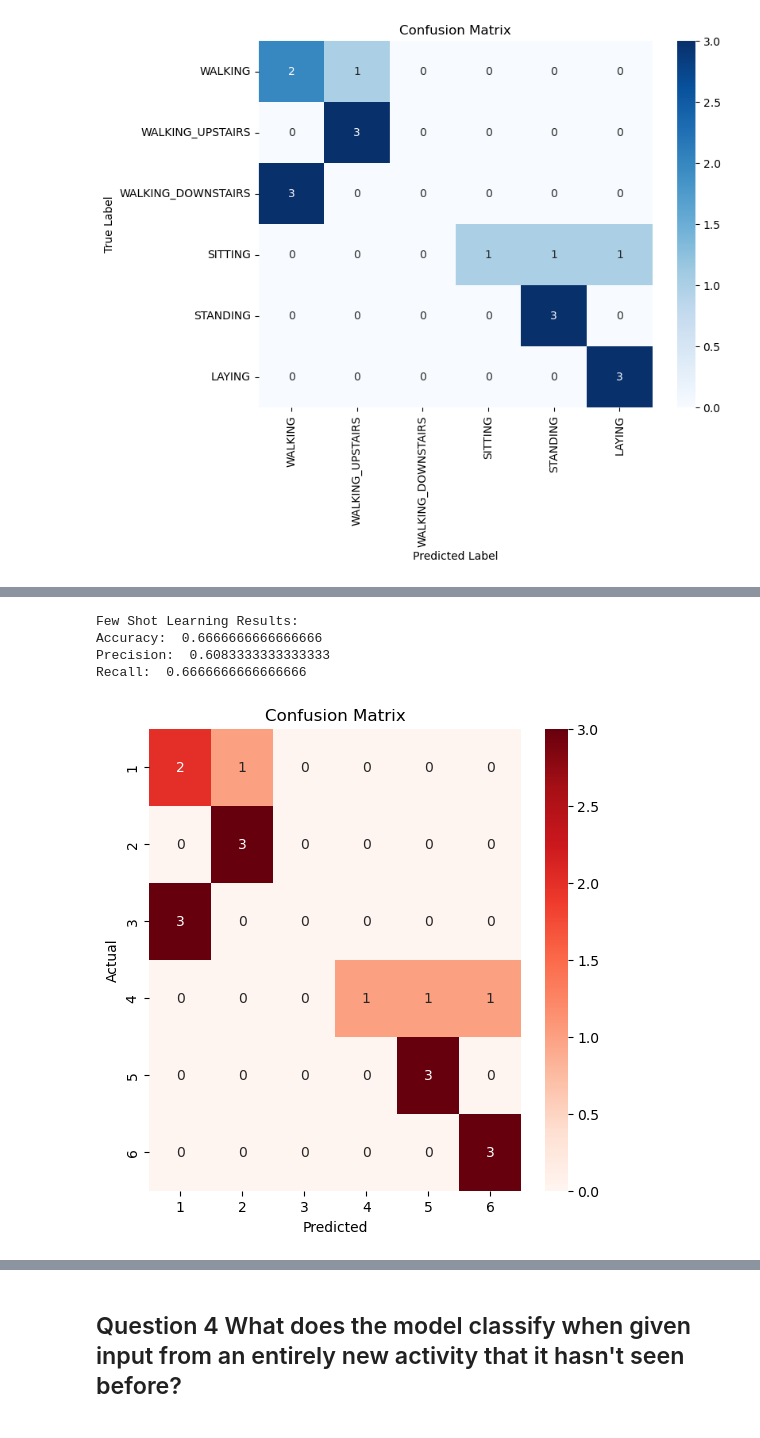
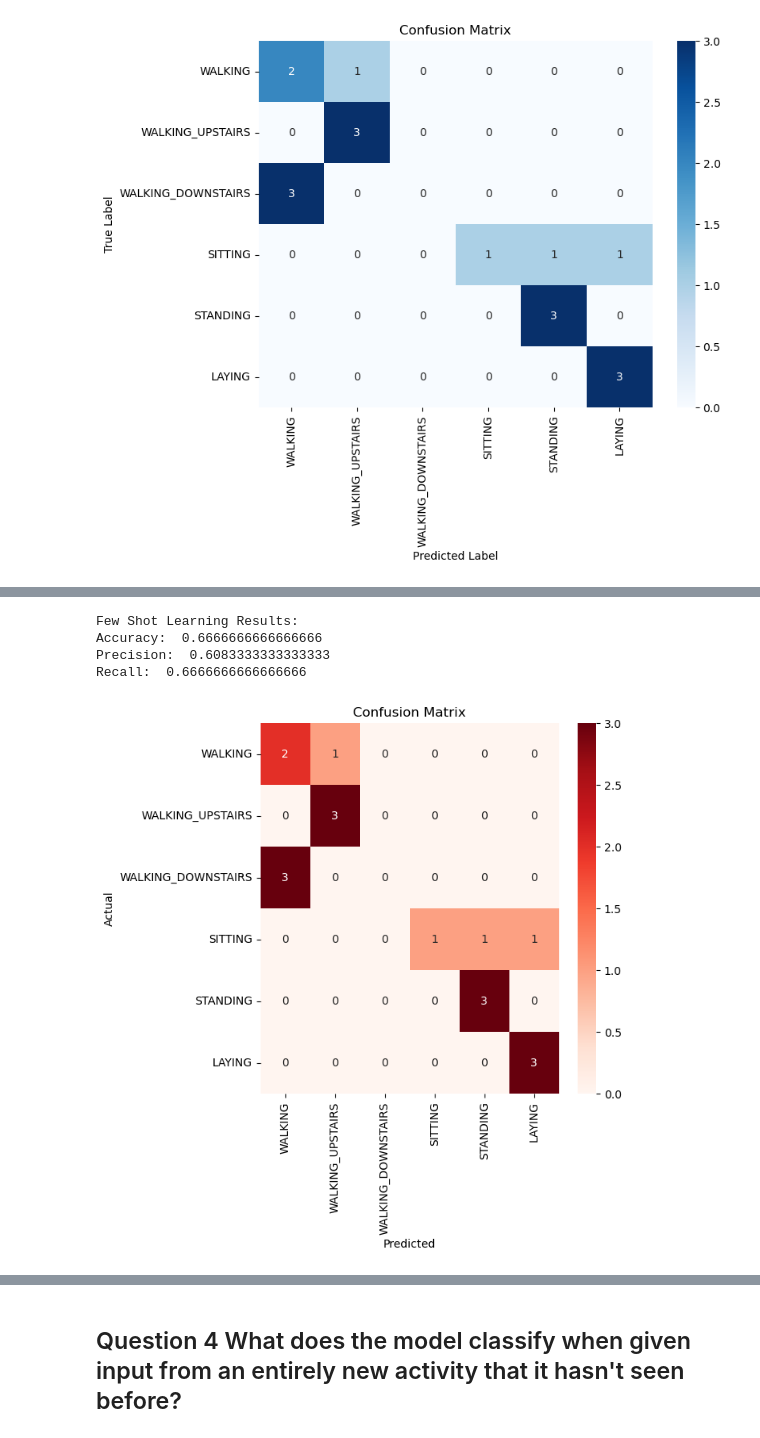
Before and after one commit to ShardulJunagade/ES-335-Assignment-1-2024-Fall, a Jupyter notebook: Task3/LLM.ipynb, the cells around one changed output, grey strips where cells are left out. Cells and saved outputs as stored; diff of their text form; code cells hidden in the pictures.

```diff
--- a/Task3/LLM.ipynb
+++ b/Task3/LLM.ipynb
@@ -91,7 +75,7 @@ def make_api_call(prompt):
             time.sleep(10)  # Wait before retrying
 
 # Set up your Groq API credentials and model
-Groq_Token = "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"
+Groq_Token = "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"
 
 model_name = "llama3.1-70b"
 llm = ChatGroq(model=groq_models[model_name], api_key=Groq_Token, temperature=0)
@@ -125,7 +109,7 @@ def create_zero_shot_prompt(query_input):
 
 # Step 3: Select 4 samples from each activity
 selected_indices = []
-samples_per_activity = 4
+samples_per_activity = 3
 activity_count = {i: 0 for i in range(1, 7)}  # Dictionary to track count of selected samples for each activity
 
 for i, label in enumerate(y_test):
@@ -161,8 +145,8 @@ for idx in selected_indices:
     print("-" * 50)
 
 # Calculate accuracy
-accuracy = accuracy_score(zeroshot_true_labels, zeroshot_predictions)
-print(f"Accuracy: {accuracy:.2f}")
+# accuracy = accuracy_score(zeroshot_true_labels, zeroshot_predictions)
+# print(f"Accuracy: {accuracy:.2f}")
 
 # Calculate confusion matrix
 conf_matrix = confusion_matrix(zeroshot_true_labels, zeroshot_predictions, labels=[1, 2, 3, 4, 5, 6])
@@ -440,20 +435,22 @@ Recall:  0.8703703703703702
 # %%
 print("Few Shot Learning Results:")
 
 print("Accuracy: ",accuracy_score(fewshot_true_labels, fewshot_predictions))
 print("Precision: ",precision_score(fewshot_true_labels, fewshot_predictions,average='macro'))
 print("Recall: ",recall_score(fewshot_true_labels,fewshot_predictions,average='macro'))
 
-cm = confusion_matrix(fewshot_true_labels, fewshot_predictions)
+cm = confusion_matrix(fewshot_true_labels, fewshot_predictions,labels=[1,2,3,4,5,6])
 plt.figure(figsize=(6,6))
-sns.heatmap(cm, annot=True, fmt="d", cmap="Reds", xticklabels=range(1, 7), yticklabels=range(1, 7))
+sns.heatmap(cm, annot=True, fmt='d', cmap='Reds',
+            xticklabels=['WALKING', 'WALKING_UPSTAIRS', 'WALKING_DOWNSTAIRS', 'SITTING', 'STANDING', 'LAYING'],
+            yticklabels=['WALKING', 'WALKING_UPSTAIRS', 'WALKING_DOWNSTAIRS', 'SITTING', 'STANDING', 'LAYING'])
 plt.title('Confusion Matrix')
 plt.xlabel('Predicted')
 plt.ylabel('Actual')
 plt.show()
 # %% [output]
 Few Shot Learning Results:
 Accuracy:  0.6666666666666666
 Precision:  0.6083333333333333
 Recall:  0.6666666666666666
-[figure, old version]
+[figure, new version]
```
Also changed, not shown: parts of 17 cells of this notebook, 2 other files.
